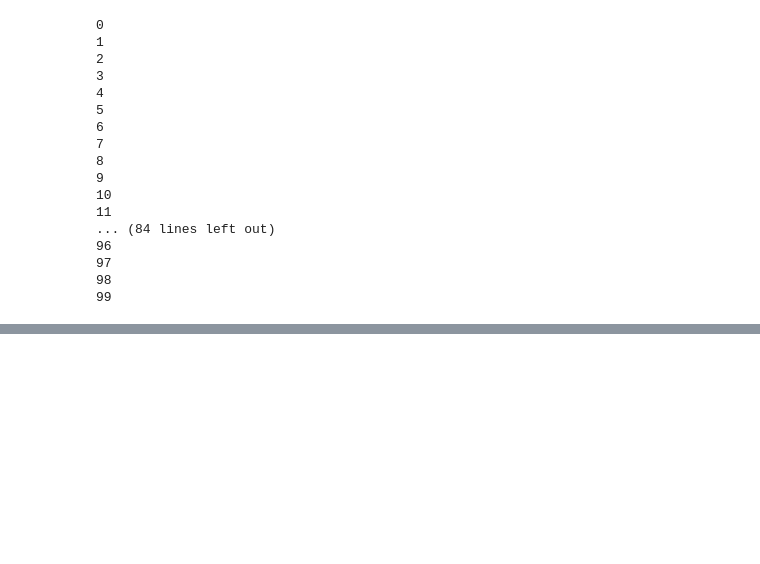
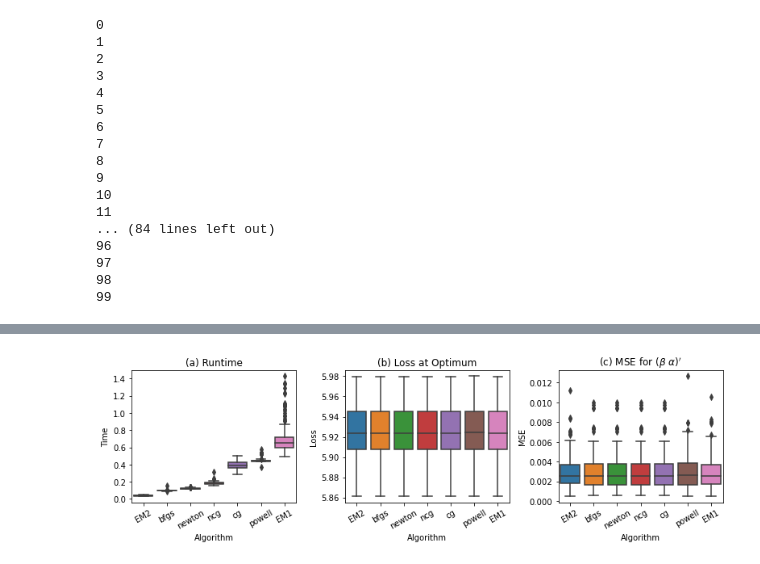
Before and after one commit to eastonhuch/discrete-lognormal-mle, a Jupyter notebook: algorithm_comparison.ipynb, the cells around one changed output, grey strips where cells are left out. Cells and saved outputs as stored; diff of their text form; code cells hidden in the pictures; blank space fills up the shorter version.

```diff
--- a/algorithm_comparison.ipynb
+++ b/algorithm_comparison.ipynb
@@ -177,0 +179,38 @@ plt.show()
+# %%
+fig, ax = plt.subplots(1, 3, figsize=(11, 3.5))
+
+algorithm_order = ["EM2", "bfgs", "newton", "ncg", "cg", "powell", "EM1"]
+rotate_degrees = 30
+sns.boxplot(
+    x = times_long_df.Algorithm,
+    y = times_long_df.Time,
+    order=algorithm_order,
+    ax=ax[0]
+)
+ax[0].tick_params(axis='x', labelrotation=rotate_degrees)
+ax[0].set_title("(a) Runtime")
+
+sns.boxplot(
+    x = losses_long_df.Algorithm,
+    y = losses_long_df.Loss,
+    order=algorithm_order,
+    ax=ax[1]
+)
+ax[1].tick_params(axis='x', labelrotation=rotate_degrees)
+ax[1].set_title("(b) Loss at Optimum")
+
+sns.boxplot(
+    x = mses_long_df.Algorithm,
+    y = mses_long_df.MSE,
+    order=algorithm_order,
+    ax=ax[2]
+)
+ax[2].tick_params(axis='x', labelrotation=rotate_degrees)
+ax[2].set_title(r"(c) MSE for $(\beta\ \alpha)'$")
+
+plt.tight_layout()
+fig.savefig("./plots/algorithm_comparison.png")
+plt.savefig("./plots/MSE.png")
+plt.show()
+# %% [output]
+[figure, added]
```
Also changed, not shown: parts of 6 cells of this notebook, 2 other files.
